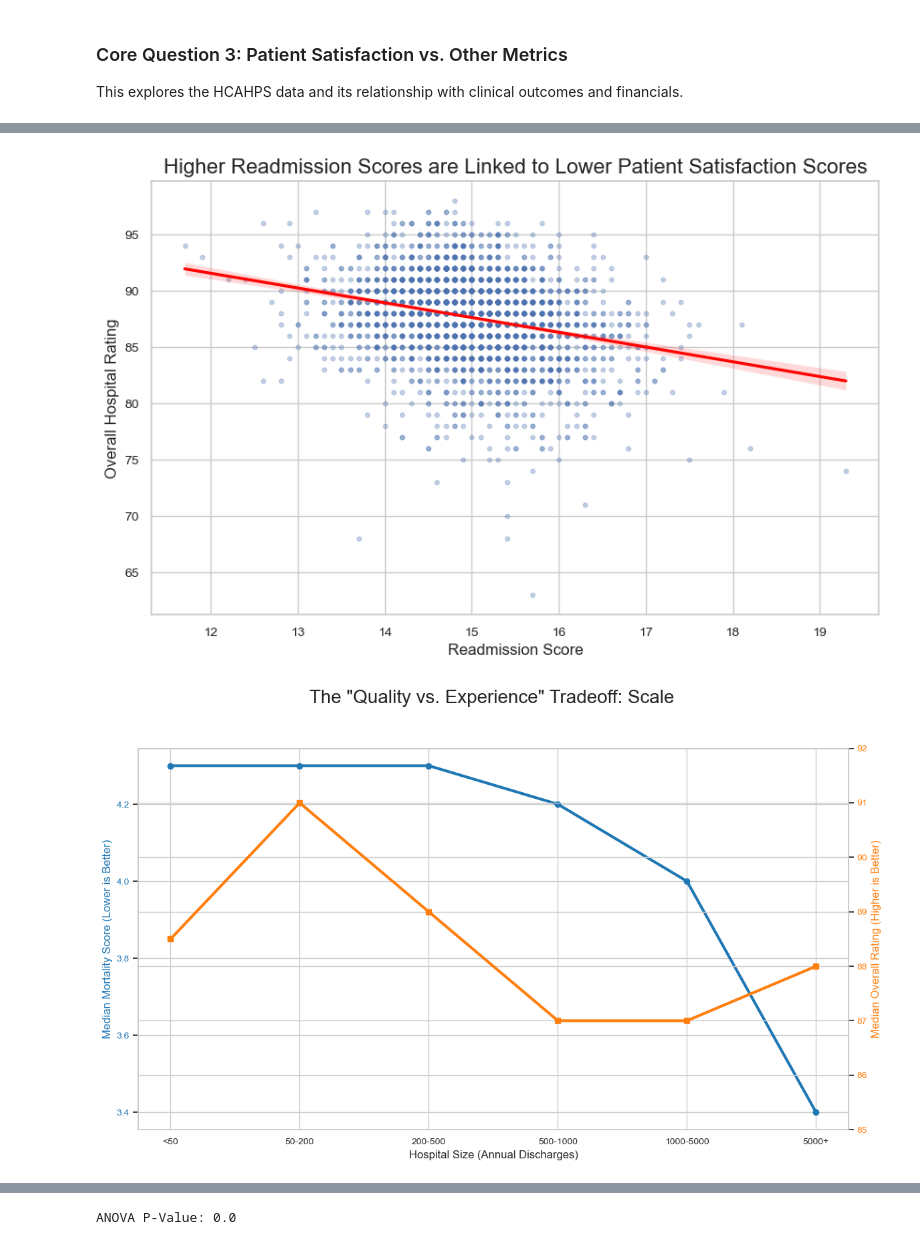
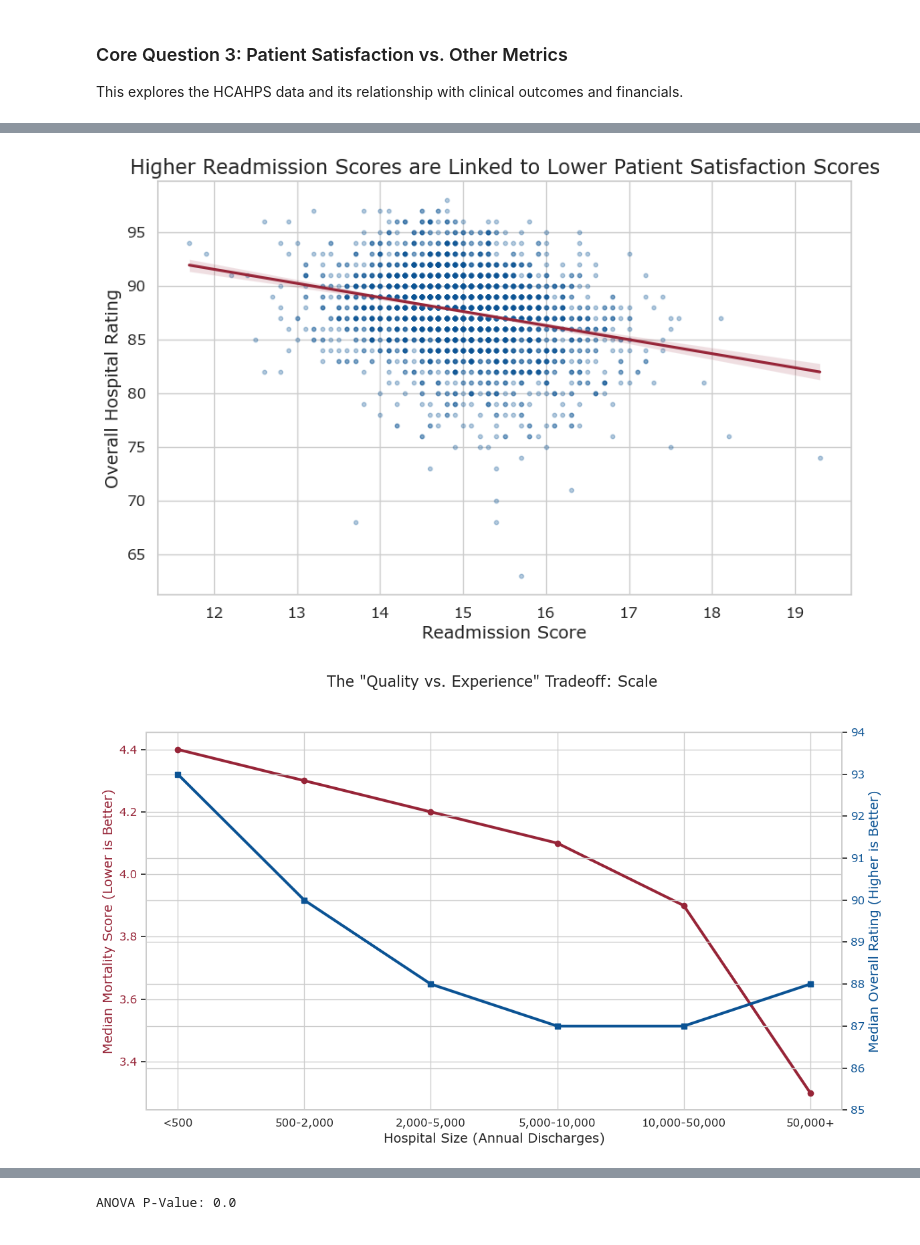
Before and after one commit to kjaques/hospital-financial-and-quality-performance, a Jupyter notebook: notebooks/analysis.ipynb, the cells around one changed output, grey strips where cells are left out. Saved outputs shown, nothing was run; the diff lists cells and outputs as text; code cells hidden in the pictures.

```diff
--- a/notebooks/analysis.ipynb
+++ b/notebooks/analysis.ipynb
@@ -144,16 +197,16 @@ plt.hist(hospitals['total_discharges_for_adults_and_peds'], bins=100)
 # %%
 # New column for discharge bin labels.
-hospitals.loc[hospitals['total_discharges_for_adults_and_peds']<50 , 'discharges'] = '<50'
+hospitals.loc[hospitals['total_discharges_for_adults_and_peds']<500 , 'discharges'] = '<500'
 
-hospitals.loc[(hospitals['total_discharges_for_adults_and_peds']>=50) & (hospitals['total_discharges_for_adults_and_peds']<200), 'discharges'] = '50-200'
+hospitals.loc[(hospitals['total_discharges_for_adults_and_peds']>=500) & (hospitals['total_discharges_for_adults_and_peds']<2000), 'discharges'] = '500-2,000'
 
-hospitals.loc[(hospitals['total_discharges_for_adults_and_peds']>=200) & (hospitals['total_discharges_for_adults_and_peds']<500), 'discharges'] = '200-500'
+hospitals.loc[(hospitals['total_discharges_for_adults_and_peds']>=2000) & (hospitals['total_discharges_for_adults_and_peds']<5000), 'discharges'] = '2,000-5,000'
 
-hospitals.loc[(hospitals['total_discharges_for_adults_and_peds']>=500) & (hospitals['total_discharges_for_adults_and_peds']<1000), 'discharges'] = '500-1000'
+hospitals.loc[(hospitals['total_discharges_for_adults_and_peds']>=5000) & (hospitals['total_discharges_for_adults_and_peds']<10000), 'discharges'] = '5,000-10,000'
 
-hospitals.loc[(hospitals['total_discharges_for_adults_and_peds']>=1000) & (hospitals['total_discharges_for_adults_and_peds']<5000), 'discharges'] = '1000-5000'
+hospitals.loc[(hospitals['total_discharges_for_adults_and_peds']>=10000) & (hospitals['total_discharges_for_adults_and_peds']<50000), 'discharges'] = '10,000-50,000'
 
-hospitals.loc[hospitals['total_discharges_for_adults_and_peds']>=5000 , 'discharges'] = '5000+'
+hospitals.loc[hospitals['total_discharges_for_adults_and_peds']>=50000 , 'discharges'] = '50,000+'
 # %%
 hospitals
 # %% [output]
@@ -251,7 +304,7 @@ size_summary = hospitals.groupby('discharges').agg(
     median_readmission_score=('readmission_score', 'median'),
     median_overall_rating=('overall_hospital_rating', 'median'),
     count=('facility_id', 'count')
-).reindex(['<50', '50-200', '200-500', '500-1000', '1000-5000', '5000+'])
+).reindex(['<500', '500-2,000', '2,000-5,000', '5,000-10,000', '10,000-50,000', '50,000+'])
 
 print("\n--- Summary by Hospital Size (Discharge Categories) ---")
 print(size_summary)
@@ -365,5 +418,17 @@ recommend_hospital                  0.024966              -0.112745
 7                  14.7                     92.0          713.01
 12                 14.3                     90.0          876.78
+# %%
+# Set global style
+sns.set_theme(style="whitegrid")
+plt.rcParams.update({
+    'figure.figsize': (8, 5),
+    'axes.titlesize': 16,
+    'axes.labelsize': 14,
+    'xtick.labelsize': 12,
+    'ytick.labelsize': 12,
+    "font.family": "sans-serif",
+    "font.sans-serif": "Verdana"
+})
 # %%
 # Heatmap for correlation of costs, charges, and average markup percentage vs mortality, readmission, and overall hospital rating from patient satisfaction survey.
 corr_data = hospitals[['costs_per_discharge', 'charges_per_discharge', 'avg_charge_pct', 'mortality_score', 'readmission_score', 'overall_hospital_rating']].corr()
@@ -464,14 +532,13 @@ plt.show()
 # %%
-# Use a regplot to show the trendline and confidence interval
-# Log-scale x for readability, as markup is highly skewed
+# Regplot to show the trendline and confidence interval
 plt.figure(figsize=(10, 6))
 
 g = sns.regplot(
     data=hospitals,
     x='readmission_score',
     y='overall_hospital_rating',
-    line_kws={"color": "red"},
-    scatter_kws={'alpha': 0.3, 's': 10} # Make points transparent
+    line_kws={'color': '#972538'},
+    scatter_kws={'alpha': 0.3, 's': 10, 'color': '#0b5394'} # Make points transparent
 )
 g.set_title('Higher Readmission Scores are Linked to Lower Patient Satisfaction Scores', fontsize=16)
 g.set_xlabel('Readmission Score')
@@ -479,31 +546,31 @@ g.set_ylabel('Overall Hospital Rating')
 plt.savefig('../visualizations/regplot-readmission_v_rating.png', bbox_inches='tight', pad_inches=0.1)
 plt.show()
 # %% [output]
-[figure, old version]
+[figure, new version]
 # %%
 fig, ax1 = plt.subplots(figsize=(12, 7))
 
 # X-axis (shared)
 x = size_summary.index
 
 # Y-axis 1 (Left): Mortality
-color = 'tab:blue'
-ax1.set_xlabel('Hospital Size (Annual Discharges)', fontsize=12)
-ax1.set_ylabel('Median Mortality Score (Lower is Better)', color=color, fontsize=12)
+color = '#972538'
+ax1.set_xlabel('Hospital Size (Annual Discharges)', fontsize=14)
+ax1.set_ylabel('Median Mortality Score (Lower is Better)', color=color, fontsize=14)
 ax1.plot(x, size_summary['median_mortality_score'], color=color, marker='o', linewidth=3, label='Mortality Score')
 ax1.tick_params(axis='y', labelcolor=color)
 
 # Y-axis 2 (Right): Rating
 ax2 = ax1.twinx() # Create a second y-axis
-color = 'tab:orange'
-ax2.set_ylabel('Median Overall Rating (Higher is Better)', color=color, fontsize=12)
+color = '#0b5394'
+ax2.set_ylabel('Median Overall Rating (Higher is Better)', color=color, fontsize=14)
 ax2.plot(x, size_summary['median_overall_rating'], color=color, marker='s', linewidth=3, label='Overall Rating')
 ax2.tick_params(axis='y', labelcolor=color)
-ax2.set_ylim(85, 92) # Set Y-axis to emphasize the peak
+ax2.set_ylim(85, 94) # Set Y-axis to emphasize the peak
 
-fig.suptitle('The "Quality vs. Experience" Tradeoff: Scale', fontsize=20, y=1.03)
+fig.suptitle('The "Quality vs. Experience" Tradeoff: Scale', fontsize=16, y=1.03)
 fig.tight_layout()
 plt.savefig('../visualizations/mortality_v_rating.png', bbox_inches='tight', pad_inches=0.1)
 plt.show()
 # %% [output]
-[figure, old version]
+[figure, new version]
```
Also changed, not shown: parts of 31 cells of this notebook, 9 other files.
